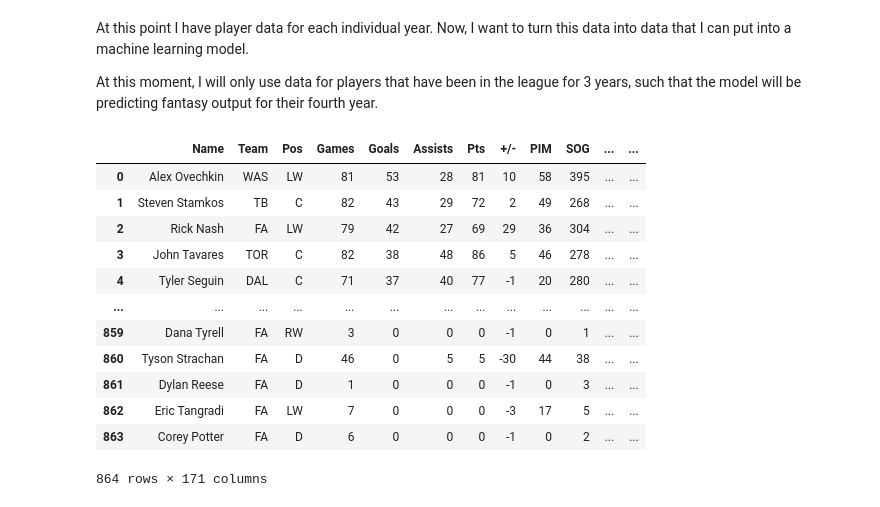
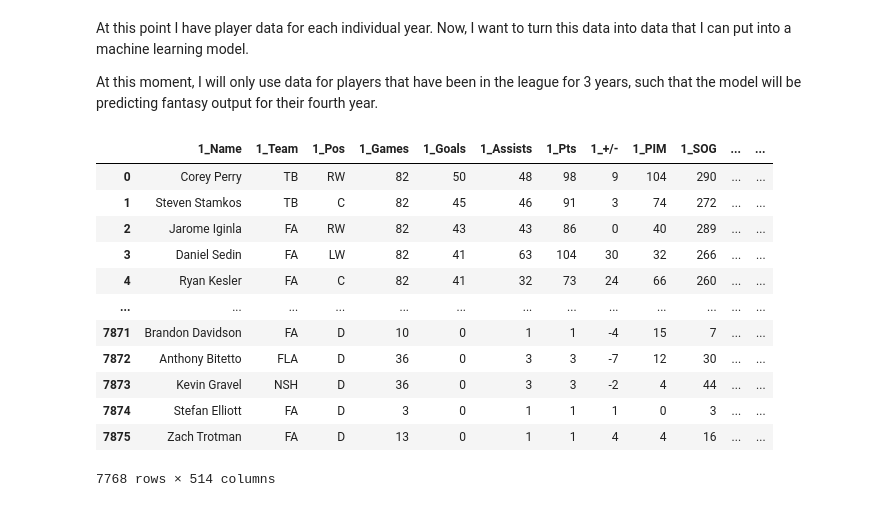
Before and after one commit to chrisberry888/FantasyHockeyAnalyzer, a Jupyter notebook: Fantasy Hockey Analyzer Notebook.ipynb, the cells around one changed output. Drawn from its saved outputs; the diff is of its cells as text; code cells hidden in the pictures.

```diff
--- a/Fantasy Hockey Analyzer Notebook.ipynb
+++ b/Fantasy Hockey Analyzer Notebook.ipynb
@@ -64,22 +65,6 @@ for i in range(2010, 2022):
 At this point I have player data for each individual year. Now, I want to turn this data into data that I can put into a machine learning model.
 
 At this moment, I will only use data for players that have been in the league for 3 years, such that the model will be predicting fantasy output for their fourth year.
-# %%
-yearly_player_data[4]
-# %% [output]
-|  | Name | Team | Pos | Games | Goals | Assists | Pts | +/- | PIM | SOG | ... | ... |
-| 0 | Alex Ovechkin | WAS | LW | 81 | 53 | 28 | 81 | 10 | 58 | 395 | ... | ... |
-| 1 | Steven Stamkos | TB | C | 82 | 43 | 29 | 72 | 2 | 49 | 268 | ... | ... |
-| 2 | Rick Nash | FA | LW | 79 | 42 | 27 | 69 | 29 | 36 | 304 | ... | ... |
-| 3 | John Tavares | TOR | C | 82 | 38 | 48 | 86 | 5 | 46 | 278 | ... | ... |
-| 4 | Tyler Seguin | DAL | C | 71 | 37 | 40 | 77 | -1 | 20 | 280 | ... | ... |
-| ... | ... | ... | ... | ... | ... | ... | ... | ... | ... | ... | ... | ... |
-| 859 | Dana Tyrell | FA | RW | 3 | 0 | 0 | 0 | -1 | 0 | 1 | ... | ... |
-| 860 | Tyson Strachan | FA | D | 46 | 0 | 5 | 5 | -30 | 44 | 38 | ... | ... |
-| 861 | Dylan Reese | FA | D | 1 | 0 | 0 | 0 | -1 | 0 | 3 | ... | ... |
-| 862 | Eric Tangradi | FA | LW | 7 | 0 | 0 | 0 | -3 | 17 | 5 | ... | ... |
-| 863 | Corey Potter | FA | D | 6 | 0 | 0 | 0 | -1 | 0 | 2 | ... | ... |
-864 rows × 171 columns
 # %%
 def combine_dataframes(df1, df2, df3, df4):
     df1 = df1.add_prefix('1_')
@@ -90,14 +75,30 @@ def combine_dataframes(df1, df2, df3, df4):
 # %%
 ml_data = pd.DataFrame()
 for i in range(2013, 2022):
-    t1 = yearly_player_data[2013-i]
-    t2 = yearly_player_data[2012-i]
-    t3 = yearly_player_data[2011-i]
-    t4 = yearly_player_data[2010-i]
+    t1 = yearly_player_data[i-2013]
+    t2 = yearly_player_data[i-2012]
+    t3 = yearly_player_data[i-2011]
+    t4 = yearly_player_data[i-2010]
     #print(combine_dataframes(t1,t2,t3,t4))
     ml_data = pd.concat([ml_data, combine_dataframes(t1,t2,t3,t4)], ignore_index=True)
 
 ml_data = ml_data.dropna(axis=0)
+# %%
+ml_data
+# %% [output]
+|  | 1_Name | 1_Team | 1_Pos | 1_Games | 1_Goals | 1_Assists | 1_Pts | 1_+/- | 1_PIM | 1_SOG | ... | ... |
+| 0 | Corey Perry | TB | RW | 82 | 50 | 48 | 98 | 9 | 104 | 290 | ... | ... |
+| 1 | Steven Stamkos | TB | C | 82 | 45 | 46 | 91 | 3 | 74 | 272 | ... | ... |
+| 2 | Jarome Iginla | FA | RW | 82 | 43 | 43 | 86 | 0 | 40 | 289 | ... | ... |
+| 3 | Daniel Sedin | FA | LW | 82 | 41 | 63 | 104 | 30 | 32 | 266 | ... | ... |
+| 4 | Ryan Kesler | FA | C | 82 | 41 | 32 | 73 | 24 | 66 | 260 | ... | ... |
+| ... | ... | ... | ... | ... | ... | ... | ... | ... | ... | ... | ... | ... |
+| 7871 | Brandon Davidson | FA | D | 10 | 0 | 1 | 1 | -4 | 15 | 7 | ... | ... |
+| 7872 | Anthony Bitetto | FLA | D | 36 | 0 | 3 | 3 | -7 | 12 | 30 | ... | ... |
+| 7873 | Kevin Gravel | NSH | D | 36 | 0 | 3 | 3 | -2 | 4 | 44 | ... | ... |
+| 7874 | Stefan Elliott | FA | D | 3 | 0 | 1 | 1 | 1 | 0 | 3 | ... | ... |
+| 7875 | Zach Trotman | FA | D | 13 | 0 | 1 | 1 | 4 | 4 | 16 | ... | ... |
+7768 rows × 514 columns
 # %%
 def separate_fantasy_points(df):
     fantasy_points = df['Fantasy_Points'].tolist()
```
Also changed, not shown: parts of 12 cells of this notebook.
